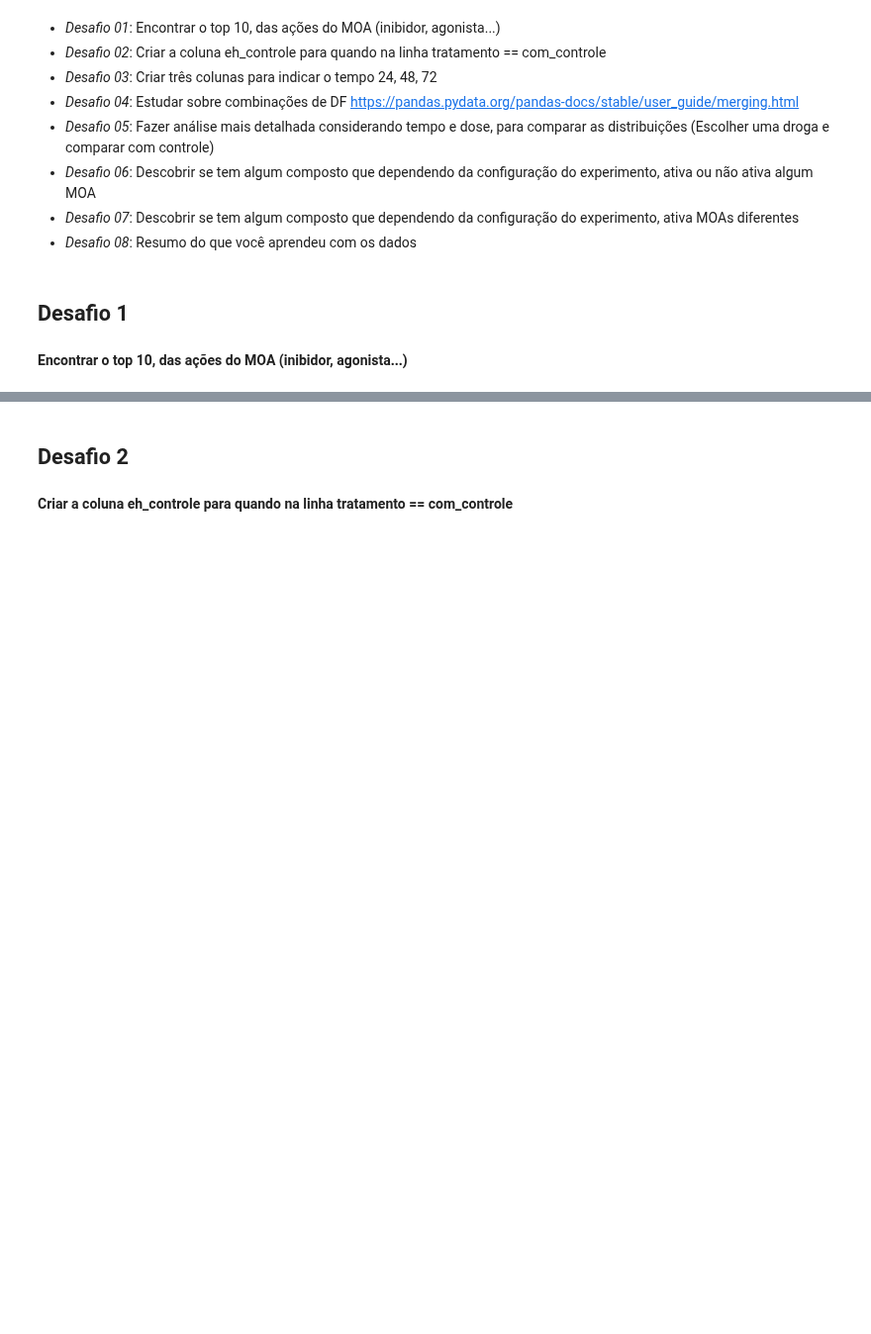
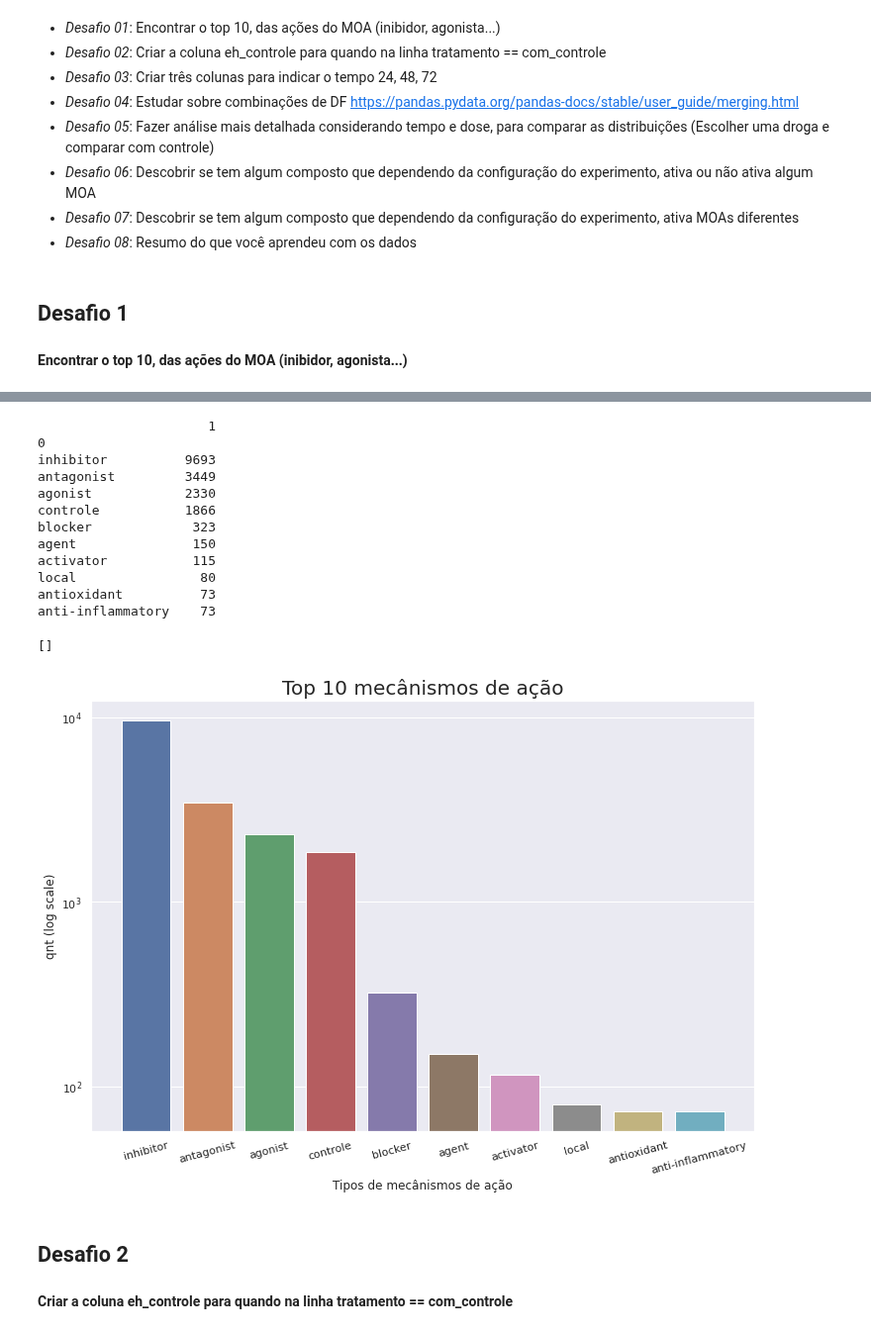
Before and after one commit to LincolnVS/ImersaoDadosAlura, a Jupyter notebook: Aula_04_Desafios.ipynb, the cells around one changed output, grey strips where cells are left out. Shown at 99% size. Drawn from its saved outputs; the diff is of its cells as text; code cells hidden in the pictures; blank space fills up the shorter version.

```diff
--- a/Aula_04_Desafios.ipynb
+++ b/Aula_04_Desafios.ipynb
@@ -48,3 +101,33 @@ dados.head()
+# %%
+#Top açoes que mais aconteceram
+dados_acoes = dados_resultados.drop(['id', 'n_moa', 'ativo_moa'], axis=1)
+aux_acao = [[colum_name.split('_')[-1], dados_acoes[colum_name].sum()] for colum_name in dados_acoes.columns]
+acao = pd.DataFrame(aux_acao).groupby(0).agg('sum').sort_values(by=[1],ascending=False)
+top_10_acao = acao.iloc[0:10,:]
+print(top_10_acao)
+
+plt.figure(figsize=(12,8))
+ax = sns.barplot(x = top_10_acao.index, y = top_10_acao.values.flatten())
+ax.set(xlabel = 'Tipos de mecânismos de ação', ylabel = 'qnt (log scale)')
+ax.set_title('Top 10 mecânismos de ação', fontdict = {'fontsize':20})
+plt.xticks(rotation=15)
+ax.set_yscale("log")
+plt.plot()
+# %% [output]
+                      1
+0
+inhibitor          9693
+antagonist         3449
+agonist            2330
+controle           1866
+blocker             323
+agent               150
+activator           115
+local                80
+antioxidant          73
+anti-inflammatory    73
+[]
+[figure, added]
 # %% [markdown]
 ## Desafio 2
 # %% [markdown]
```
Also changed, not shown: parts of 14 cells of this notebook.
